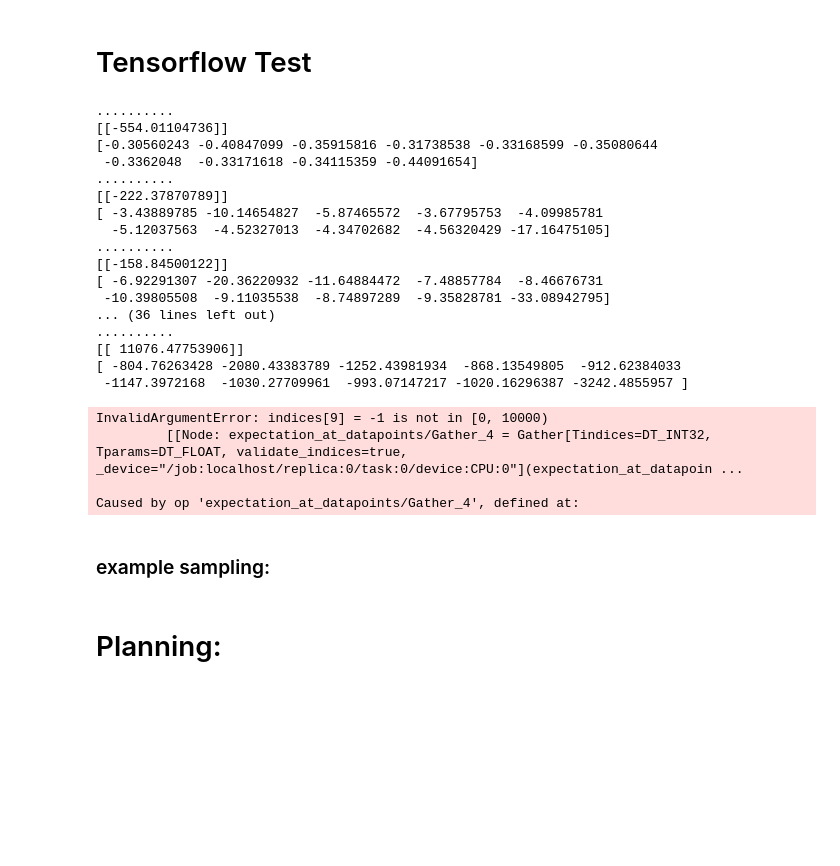
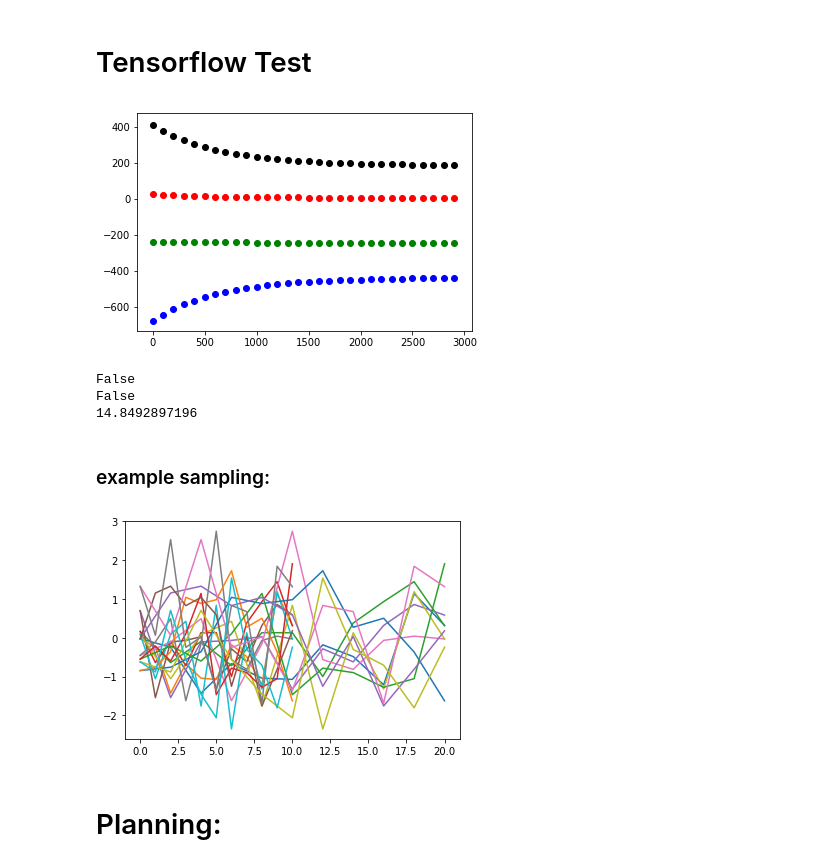
Before and after one commit to maxkohlbrenner/pmai-vi-gpmpp, a Jupyter notebook: main_sketch.ipynb, the cells around one changed output. Drawn from its saved outputs; the diff is of its cells as text; code cells hidden in the pictures; blank space fills up the shorter version.

```diff
--- a/main_sketch.ipynb
+++ b/main_sketch.ipynb
@@ -101,17 +101,17 @@ def psi_term(Z1, Z2,a,g,Tmin,Tmax):
 
     pi = tf.constant(math.pi)
 
-    return g**2 * tf.reduce_prod(-(tf.sqrt(pi * a_r)/2
+    return (g**2) * tf.reduce_prod(-(tf.sqrt(pi * a_r)/2
                    ) * tf.exp(-tf.pow(tf.expand_dims(Z1,1) - tf.expand_dims(Z2,0),2) / (4 * a_r)
-                             ) * tf.erf((z_ovln-tf.expand_dims(tf.expand_dims(Tmax,0),1))/tf.sqrt(a_r)
-                                     ) - tf.erf((z_ovln-tf.expand_dims(tf.expand_dims(Tmin,0),1))/tf.sqrt(a_r)),2)
+                             ) * (tf.erf((z_ovln-tf.expand_dims(tf.expand_dims(Tmax,0),1))/tf.sqrt(a_r)
+                                     ) - tf.erf((z_ovln-tf.expand_dims(tf.expand_dims(Tmin,0),1))/tf.sqrt(a_r))),2)
 
 def T_Integral(m, S, Kzz_inv,psi, g,Tmin, Tmax):
-    #e_qf = tf.matmul(m,tf.matmul(Kzz_inv,tf.matmul(psi,tf.matmul(Kzz_inv,m))))
+
     e_qf = tf.matmul(tf.matmul(tf.matmul(tf.matmul(tf.transpose(tf.expand_dims(m,1)),Kzz_inv),psi),Kzz_inv),tf.expand_dims(m,1))
     T = tf.reduce_prod(Tmax-Tmin)
     var_qf = g * T - tf.trace(tf.matmul(Kzz_inv,psi)) + tf.trace(tf.matmul(tf.matmul(tf.matmul(Kzz_inv,S),Kzz_inv),psi))
-    return e_qf + var_qf
+    return (e_qf + var_qf)
 
 def G(mu_sqr,sig_sqr_matrix):
 
@@ -172,10 +172,6 @@ with tf.name_scope('expectation_at_datapoints'):
     mu_t_sqr, sig_t_sqr = mu_tilde_square(X_ph,Z_ph,S,m,K_zz_inv)
     exp_term = exp_at_datapoints(mu_t_sqr,sig_t_sqr,C)
 
-
-    sig_sqr = tf.diag_part(sig_t_sqr)
-    in_g_val = - tf.squeeze(mu_t_sqr) / (2*sig_sqr)
-
 with tf.name_scope('KL-divergence'):
     kl_term_op = kl_term(m, S, K_zz, K_zz_inv, u_ph)
     tf.summary.scalar('kl_div', kl_term_op)
@@ -184,7 +180,7 @@ with tf.name_scope('calculate_bound'):
     lower_bound = -integral_over_T + exp_term - kl_term_op
 
 with tf.name_scope('optimization'):
-    train_step = tf.train.GradientDescentOptimizer(0.001).minimize(-lower_bound)
+    train_step = tf.train.GradientDescentOptimizer(0.0001).minimize(-lower_bound)
 
 with tf.name_scope('prior_sampling'):
     cov  = K_zz
@@ -198,69 +194,52 @@ L_vech_grad = tf.gradients(kl_term_op, [L_vech])[0]
 
 merged = tf.summary.merge_all()
 # %%
-max_iterations = 1500
+max_iterations = 3000
 
 # inducing point location
 Zx = np.linspace(0, 20, 11)[:,na]
 Zy = np.linspace(0, 10, 11)[:,na]
 
 Z = np.concatenate((Zx,Zy),axis=1)
 
-X = np.random.rand(10,2)
+X = np.random.rand(10,2)*10
 
 wr_means = []
 wr_covar = []
 
 with tf.Session() as sess:
 
     sess.run(tf.global_variables_initializer())
     writer = tf.summary.FileWriter('logs', sess.graph)
 
     for i in range(max_iterations):
-        _, summary, g_in, kl, exp_val,mu,sig,integral,bound, m_val, S_val = sess.run([train_step, merged,  in_g_val, kl_term_op,exp_term,mu_t_sqr, sig_t_sqr , integral_over_T ,lower_bound, m, S],
+        _, summary, kl, exp_val,mu,sig,integral,bound, m_val, S_val = sess.run([train_step, merged, kl_term_op,exp_term,mu_t_sqr, sig_t_sqr , integral_over_T ,lower_bound, m, S],
                                                      feed_dict={Z_ph:Z, u_ph:0.,X_ph:X})
         writer.add_summary(summary, i)
 
         if i % 100 == 0:
-            print('..........')
-            print(bound)
-            #print(exp_val)
-            #print(sig)
-            #print(mu.shape)
-            print(g_in)
+            #print('..........')
+            #print(bound)
+            #print("kl:",kl)
+            #print("exp:",exp_val)
+            #print("integral:",integral)
+
             #print(sig)
             #print(np.max(np.absolute(S_val)))
             #print(np.all(np.linalg.eigvals(S_val) > 0))
 
-            plt.scatter(i, bound)
+            plt.scatter(i, bound,c='b')
+            plt.scatter(i, kl,c='r')
+            plt.scatter(i, exp_val, c='g')
+            plt.scatter(i, integral, c= 'k')
 
         if np.isclose(kl, 0):
             print('KL is zero after {} iterations... break'.format(i))
             break
 
 plt.show()
 # %% [output]
-..........
-[[-554.01104736]]
-[-0.30560243 -0.40847099 -0.35915816 -0.31738538 -0.33168599 -0.35080644
- -0.3362048  -0.33171618 -0.34115359 -0.44091654]
-..........
-[[-222.37870789]]
-[ -3.43889785 -10.14654827  -5.87465572  -3.67795753  -4.09985781
-  -5.12037563  -4.52327013  -4.34702682  -4.56320429 -17.16475105]
-..........
-[[-158.84500122]]
-[ -6.92291307 -20.36220932 -11.64884472  -7.48857784  -8.46676731
- -10.39805508  -9.11035538  -8.74897289  -9.35828781 -33.08942795]
-... (36 lines left out)
-..........
-[[ 11076.47753906]]
-[ -804.76263428 -2080.43383789 -1252.43981934  -868.13549805  -912.62384033
- -1147.3972168  -1030.27709961  -993.07147217 -1020.16296387 -3242.4855957 ]
-InvalidArgumentError: indices[9] = -1 is not in [0, 10000)
-         [[Node: expectation_at_datapoints/Gather_4 = Gather[Tindices=DT_INT32, Tparams=DT_FLOAT, validate_indices=true, _device="/job:localhost/replica:0/task:0/device:CPU:0"](expectation_at_datapoin ...
-
-Caused by op 'expectation_at_datapoints/Gather_4', defined at:
+[figure, added]
 # %%
 # numpy ard_kernel calculation
 def ard_kernel_np(X1, X2, gamma = 1., alphas = None):
@@ -281,6 +260,10 @@ print(np.allclose(r_cov, S_val))
 print(np.sum(r_cov - S_val)**2)
 
 # values not allclose but almost the same
+# %% [output]
+False
+False
+14.8492897196
 # %% [markdown]
 ### example sampling:
 # %%
@@ -297,6 +280,8 @@ with tf.Session() as sess:
 for i in range(num_samples):
     plt.plot(Z, sample_res[i])
 plt.show()
+# %% [output]
+[figure, added]
 # %% [markdown]
 # Planning:
 # %% [markdown]
```
Also changed, not shown: parts of 1 cell of this notebook, 2 other files.
